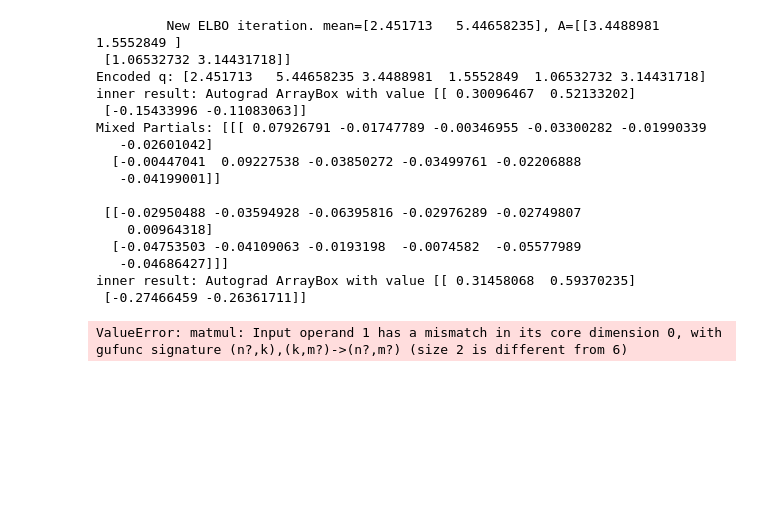
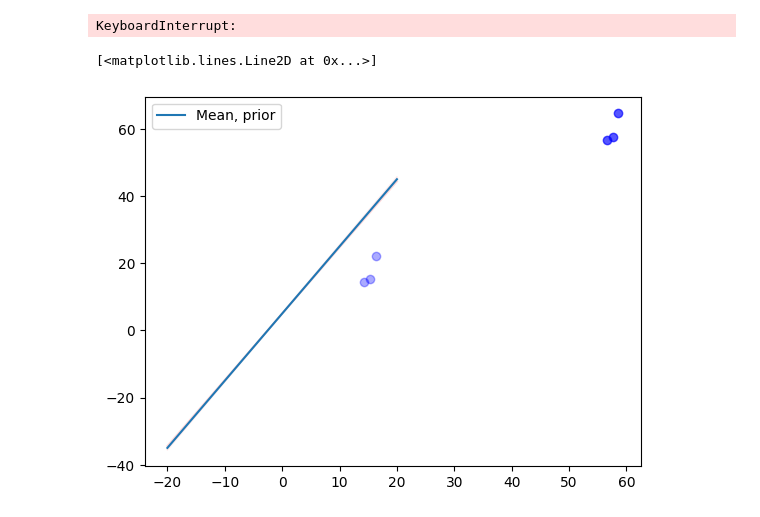
Before and after one commit to Snailed/bayesian-optimal-design-pocs, a Jupyter notebook: python/Week 4, second attempt.ipynb, the cells around one changed output. Cells and saved outputs as stored; diff of their text form; code cells hidden in the pictures; blank space fills up the shorter version.

```diff
--- a/python/Week 4, second attempt.ipynb
+++ b/python/Week 4, second attempt.ipynb
@@ -122,26 +139,30 @@ def MI_grad(d):
     return np.mean(sample_results)
 # %%
-d0 = np.array([[1,1], [2,2]])
-A_prior = np.array([[3.2, 1.6], [1.1, 2.9]])
+d0 = np.array([[1,1], [2,2], [3,9]])
+A_prior = np.array([[3.2, 1.6], [1.1, 2.9]]) * 10
 mean_prior = np.array([2, 5])
+optimal_params = []
+dis = []
 def callback(di):
-    print("New MI iteration. di=%s" % str(di))
-optimizer(d0, MI_grad, callback=callback)
+    #print("New MI iteration. di=%s" % str(di))
+    dis.append(di)
+    return True
+optimizer(d0, MI_grad, callback=callback, label="Optimizing for d", rate=1, iters=30)
 # %% [output]
-         New ELBO iteration. mean=[2.451713   5.44658235], A=[[3.4488981  1.5552849 ]
- [1.06532732 3.14431718]]
-Encoded q: [2.451713   5.44658235 3.4488981  1.5552849  1.06532732 3.14431718]
-inner result: Autograd ArrayBox with value [[ 0.30096467  0.52133202]
- [-0.15433996 -0.11083063]]
-Mixed Partials: [[[ 0.07926791 -0.01747789 -0.00346955 -0.03300282 -0.01990339
-   -0.02601042]
-  [-0.00447041  0.09227538 -0.03850272 -0.03499761 -0.02206888
-   -0.04199001]]
-
- [[-0.02950488 -0.03594928 -0.06395816 -0.02976289 -0.02749807
-    0.00964318]
-  [-0.04753503 -0.04109063 -0.0193198  -0.0074582  -0.05577989
-   -0.04686427]]]
-inner result: Autograd ArrayBox with value [[ 0.31458068  0.59370235]
- [-0.27466459 -0.26361711]]
+KeyboardInterrupt:
-ValueError: matmul: Input operand 1 has a mismatch in its core dimension 0, with gufunc signature (n?,k),(k,m?)->(n?,m?) (size 2 is different from 6)
+# %%
+plots = []
+for i, (di, q_params) in enumerate(zip(dis, optimal_params)):
+    mean = np.mean([mean for mean, A in q_params], axis=0)
+    xs = np.array([np.linspace(-20, 20, 100), np.ones(100)]).T
+    ys = mean @ xs.T
+    plt.scatter(di[:, 0], di[:, 1], alpha=i/len(dis), c='blue')
+    p = plt.plot(xs[:,0], ys, alpha=i/(len(dis)+10), c='red')
+    plots.append(p)
+plt.plot(xs[:, 0], mean_prior @ xs.T, label="Mean, prior")
+plt.legend()
+plots[0]
+#plots = [plt.plot(x, y) for y in range(10)]
+# %% [output]
+[<matplotlib.lines.Line2D at 0x...>]
+[figure, added]
```
Also changed, not shown: parts of 14 cells of this notebook, 1 other file.
